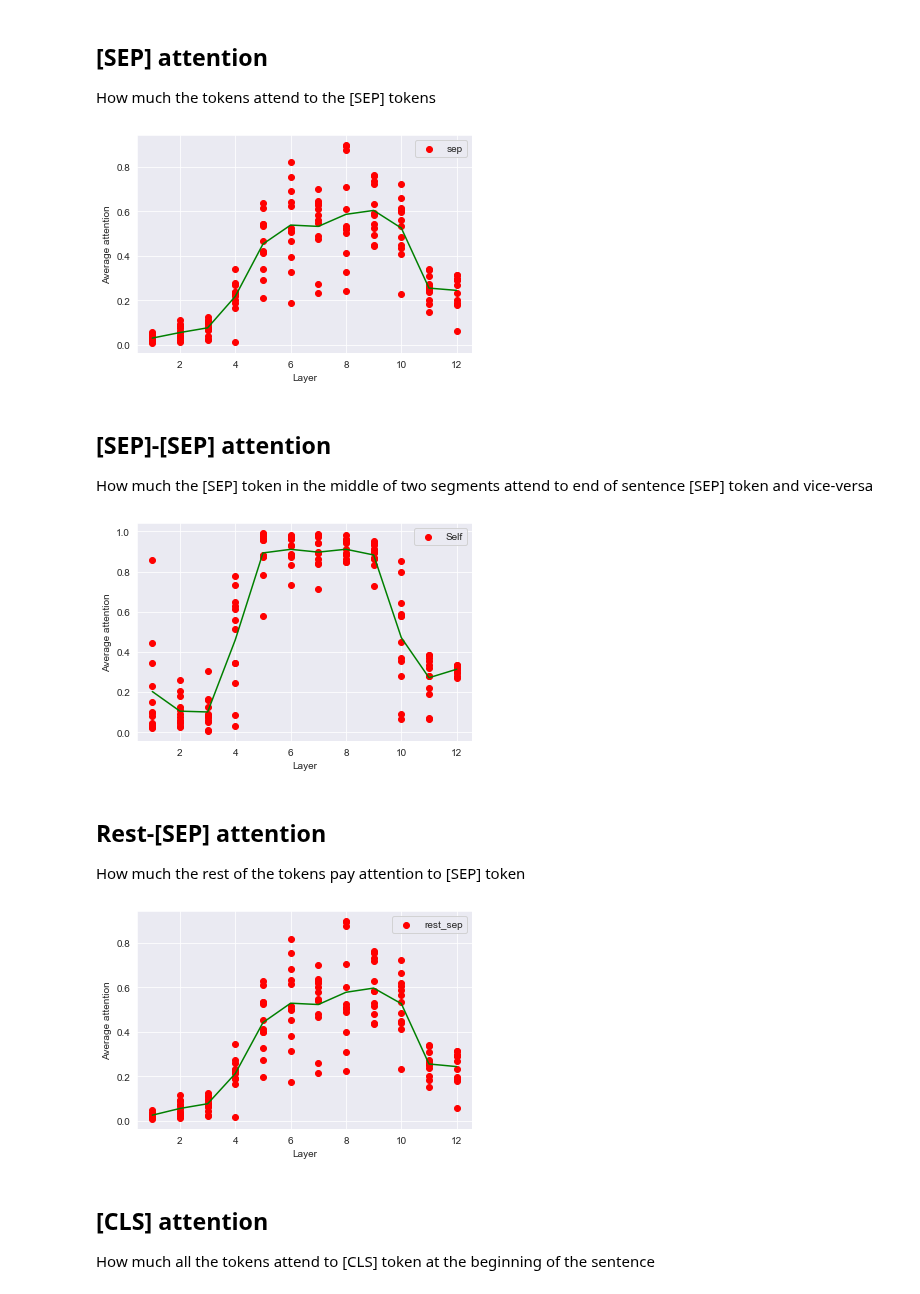
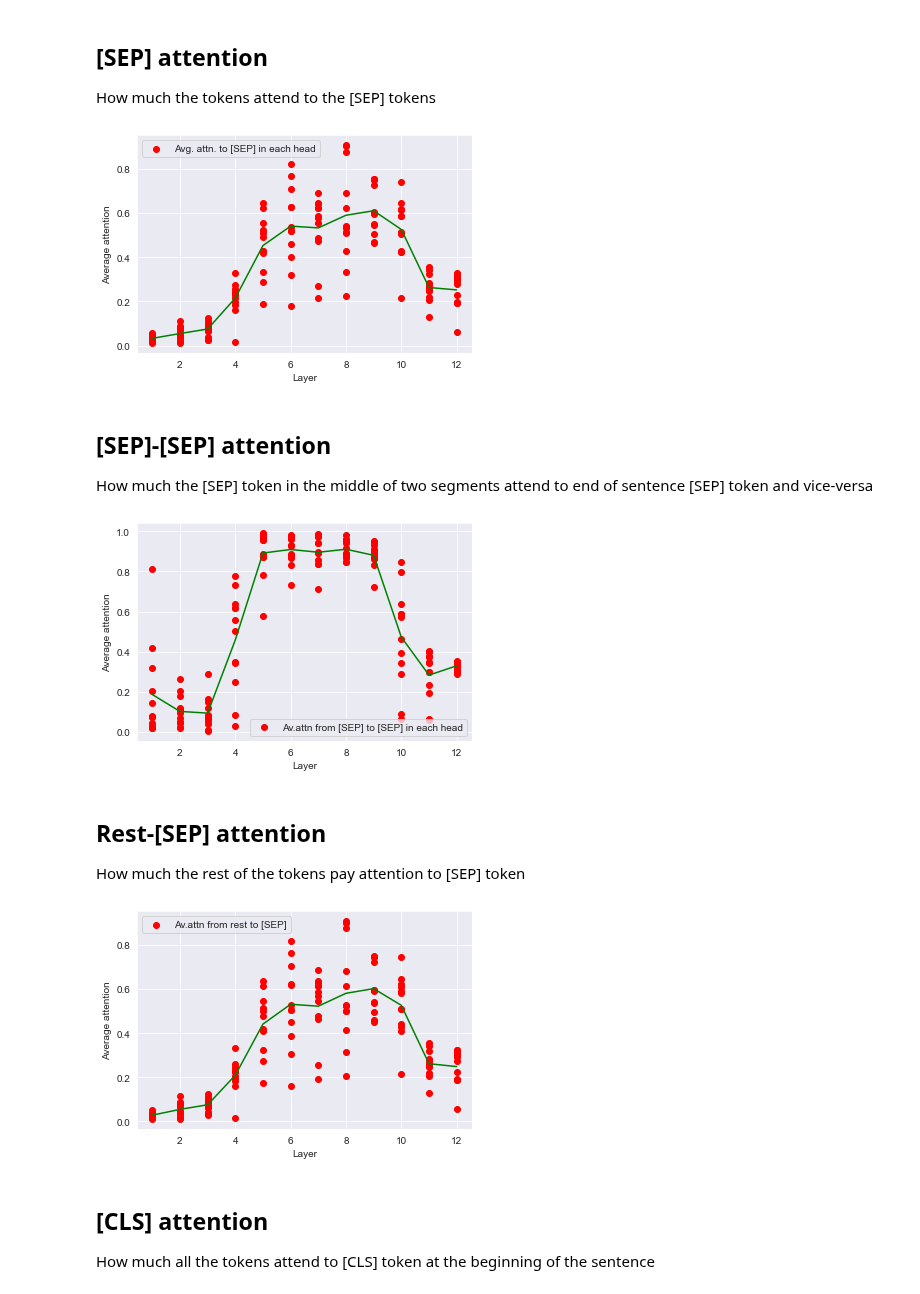
Before and after one commit to Abhimanyu08/Attention_analysis, a Jupyter notebook: general_analysis.ipynb, the cells around one changed output. Saved outputs shown, nothing was run; the diff lists cells and outputs as text; code cells hidden in the pictures.

```diff
--- a/general_analysis.ipynb
+++ b/general_analysis.ipynb
@@ -9,7 +9,7 @@ import seaborn as sns
 sns.set_style("darkgrid")
 # %%
 attn_maps = None
-with open("trial.pickle", 'rb') as file:
+with open("attentions.pickle", 'rb') as file:
     attn_maps = pickle.load(file)
 # %%
 num_docs = len(attn_maps)
@@ -60,7 +60,7 @@ Now, we'll calculate how much attention words pay to their right words on averag
 right = torch.zeros(num_layers, num_layers)
 for attn_map in attn_maps:
     seq_len = attn_map['attention_map'].size(-1)
-    right += torch.diagonal(amap, offset = 1,  dim1 = -2, dim2 = -1).sum(-1).numpy()/(seq_len*num_docs)
+    right += torch.diagonal(attn_map['attention_map'], offset = 1,  dim1 = -2, dim2 = -1).sum(-1).numpy()/(seq_len*num_docs)
 # %%
 # plt.figure(figsize = (10,5))
 ax = plt.subplot(1,1,1)
@@ -94,9 +94,9 @@ for attn_map in attn_maps:
 # plt.figure(figsize = (10,5))
 ax = plt.subplot(1,1,1)
 
-plot_averages(sep, ax, "sep", head_color= 'red', avg_color= 'green')
+plot_averages(sep, ax, "Avg. attn. to [SEP] in each head", head_color= 'red', avg_color= 'green')
 # %% [output]
-[figure, old version]
+[figure, new version]
 # %% [markdown]
 ## [SEP]-[SEP] attention
 
@@ -111,9 +111,9 @@ for attn_map in attn_maps:
     sep_sep += attn_map['attention_map'].masked_fill(~mask1, 0).masked_fill(~mask2,0).sum(-1).sum(-1).numpy()/(num_docs*2)
 # %%
 ax = plt.subplot(1,1,1)
-plot_averages(sep_sep, ax, "Self", head_color= 'red', avg_color= 'green')
+plot_averages(sep_sep, ax, "Av.attn from [SEP] to [SEP] in each head", head_color= 'red', avg_color= 'green')
 # %% [output]
-[figure, old version]
+[figure, new version]
 # %% [markdown]
 ## Rest-[SEP] attention
 
@@ -128,9 +128,9 @@ for attn_map in attn_maps:
     rest_sep += attn_map['attention_map'].masked_fill(~mask1, 0).masked_fill(mask2,0).sum(-1).sum(-1).numpy()/(num_docs*(seq_len-2))
 # %%
 ax = plt.subplot(1,1,1)
-plot_averages(rest_sep, ax, "rest_sep", head_color= 'red', avg_color= 'green')
+plot_averages(rest_sep, ax, "Av.attn from rest to [SEP]",head_color= 'red', avg_color= 'green')
 # %% [output]
-[figure, old version]
+[figure, new version]
 # %% [markdown]
 ## [CLS] attention
 
```
Also changed, not shown: parts of 8 cells of this notebook.
